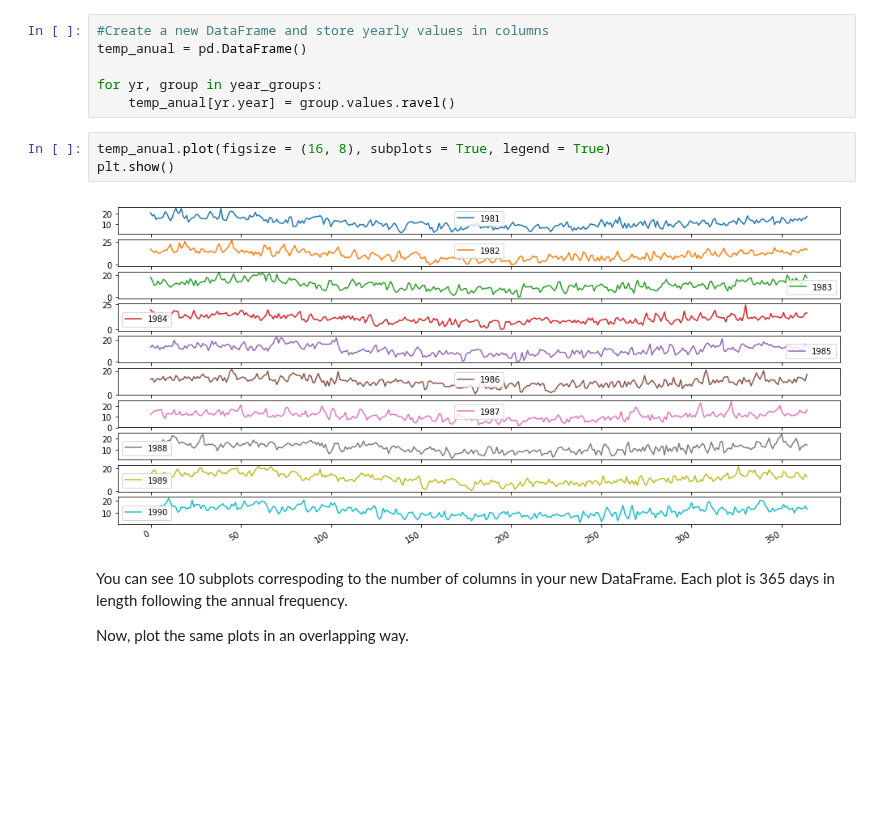
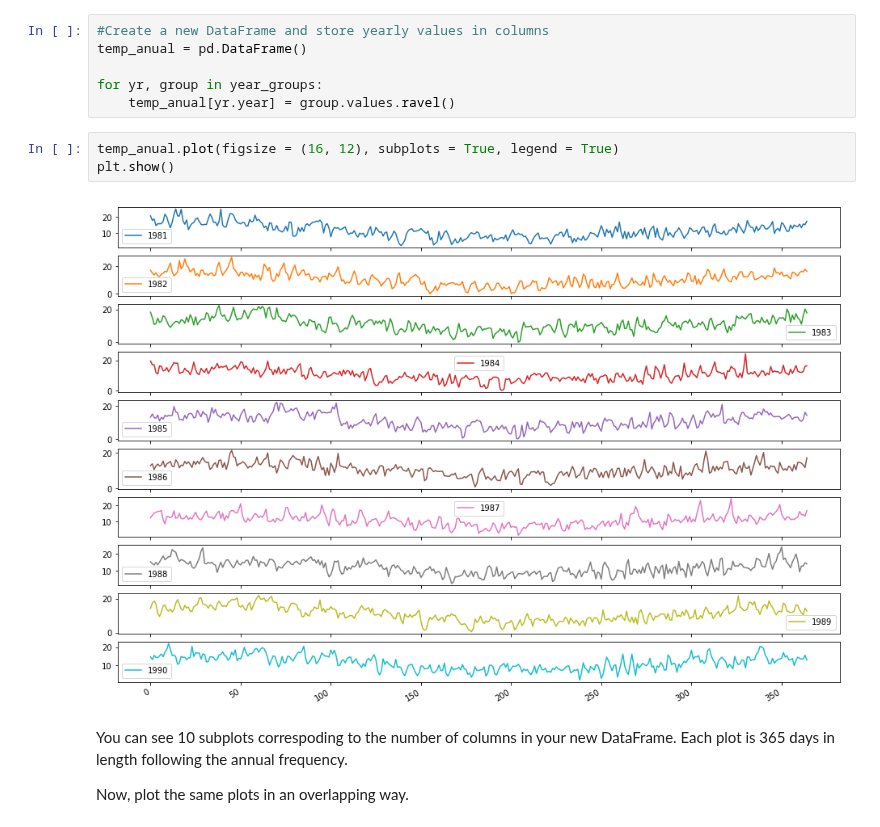
Before and after one commit to fpleoni/dsc-3-25-04-visualizing-time-series-data-lab-nyc-ds-career-031119, a Jupyter notebook: index.ipynb, the cells around one changed output. Cells and saved outputs as stored; diff of their text form; blank space fills up the shorter version.

```diff
--- a/index.ipynb
+++ b/index.ipynb
@@ -105,10 +105,10 @@ temp_anual = pd.DataFrame()
 for yr, group in year_groups:
     temp_anual[yr.year] = group.values.ravel()
 # %%
-temp_anual.plot(figsize = (16, 8), subplots = True, legend = True)
+temp_anual.plot(figsize = (16, 12), subplots = True, legend = True)
 plt.show()
 # %% [output]
-[figure, old version]
+[figure, new version]
 # %% [markdown]
 You can see 10 subplots correspoding to the number of columns in your new DataFrame. Each plot is 365 days in length following the annual frequency.
 
```
